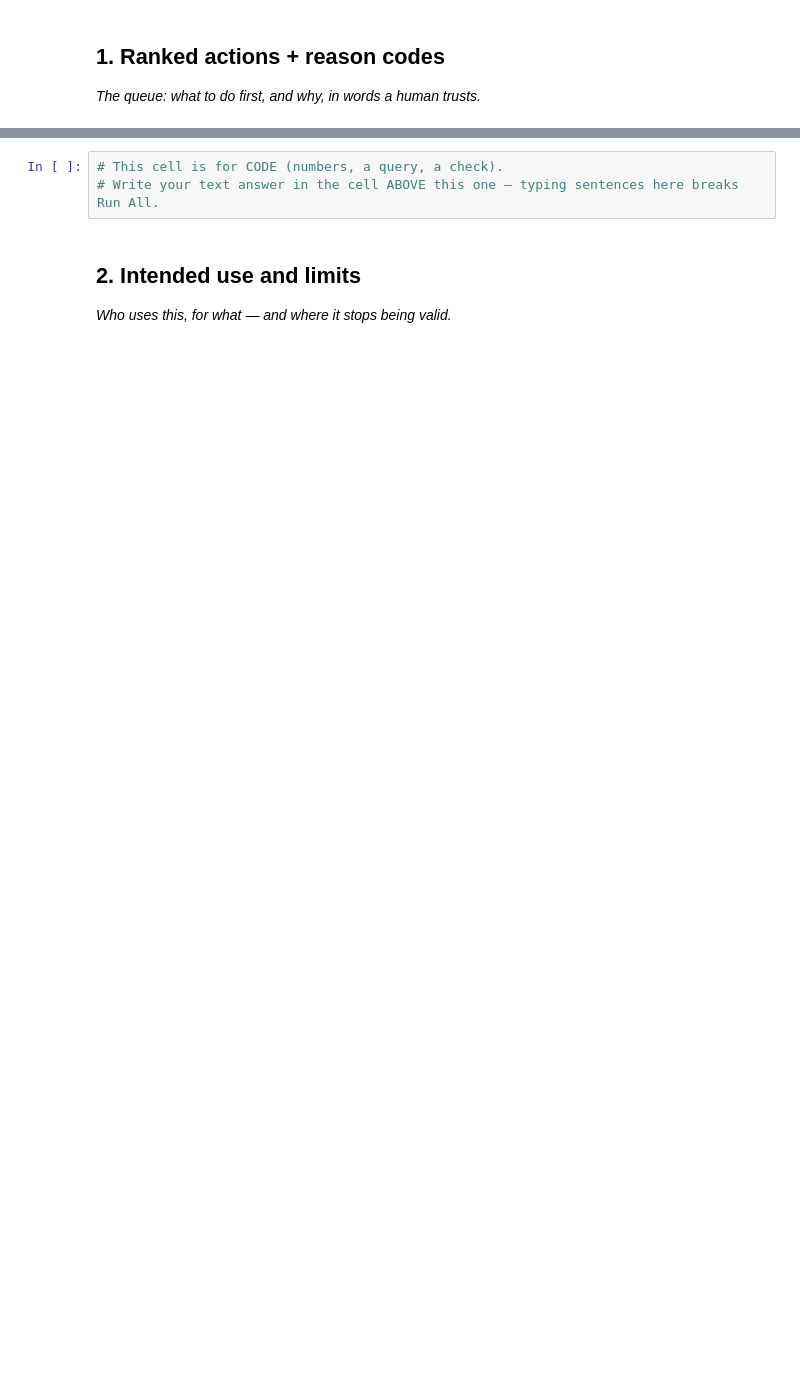
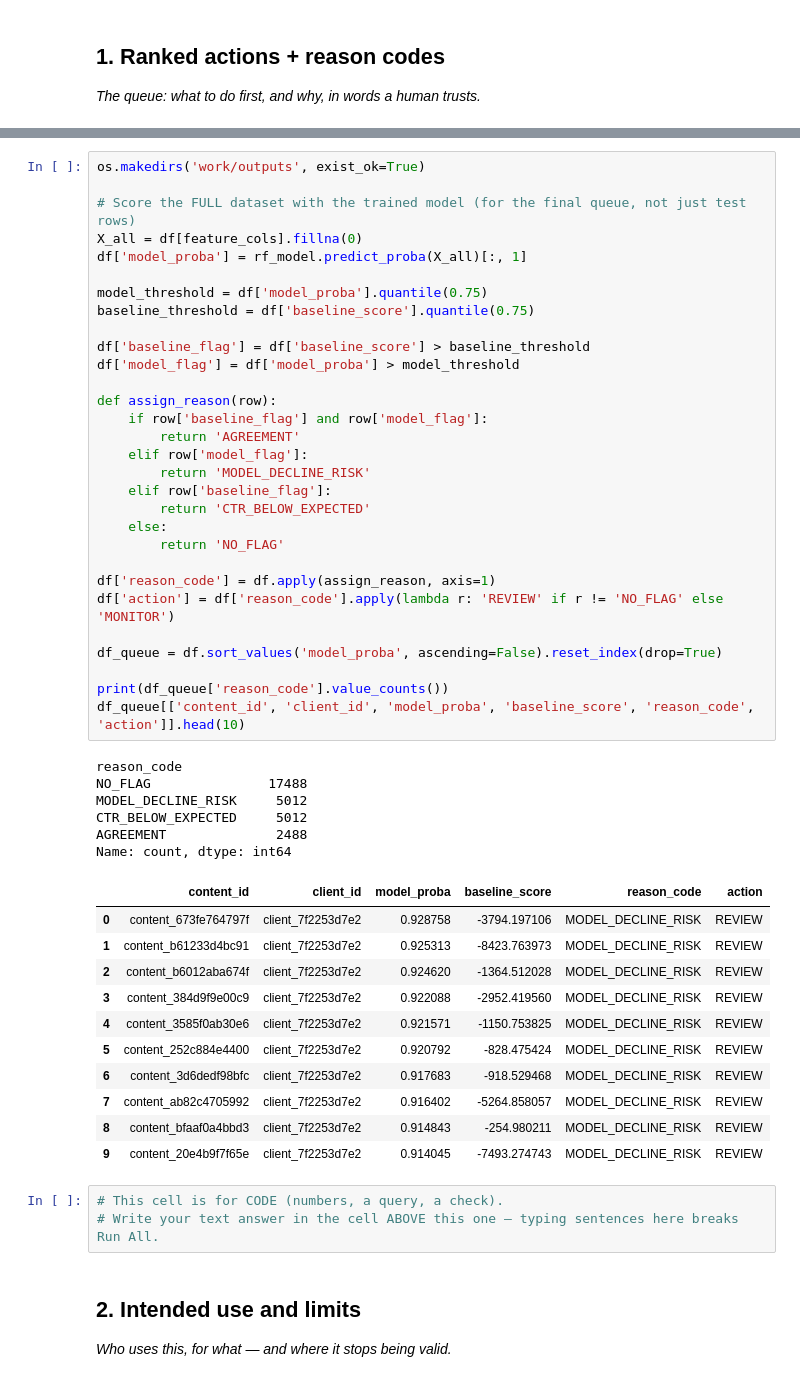
Before and after one commit to sadineniManushree/flyrank--internship__ml, a Jupyter notebook: work/notebooks/w07_action_playbook.ipynb, the cells around one changed output, grey strips where cells are left out. Drawn from its saved outputs; the diff is of its cells as text; blank space fills up the shorter version.

```diff
--- a/work/notebooks/w07_action_playbook.ipynb
+++ b/work/notebooks/w07_action_playbook.ipynb
@@ -13,3 +103,51 @@ This skeleton is yours to fill. Work the sections **in order** — each one has
+# %%
+os.makedirs('work/outputs', exist_ok=True)
+
+# Score the FULL dataset with the trained model (for the final queue, not just test rows)
+X_all = df[feature_cols].fillna(0)
+df['model_proba'] = rf_model.predict_proba(X_all)[:, 1]
+
+model_threshold = df['model_proba'].quantile(0.75)
+baseline_threshold = df['baseline_score'].quantile(0.75)
+
+df['baseline_flag'] = df['baseline_score'] > baseline_threshold
+df['model_flag'] = df['model_proba'] > model_threshold
+
+def assign_reason(row):
+    if row['baseline_flag'] and row['model_flag']:
+        return 'AGREEMENT'
+    elif row['model_flag']:
+        return 'MODEL_DECLINE_RISK'
+    elif row['baseline_flag']:
+        return 'CTR_BELOW_EXPECTED'
+    else:
+        return 'NO_FLAG'
+
+df['reason_code'] = df.apply(assign_reason, axis=1)
+df['action'] = df['reason_code'].apply(lambda r: 'REVIEW' if r != 'NO_FLAG' else 'MONITOR')
+
+df_queue = df.sort_values('model_proba', ascending=False).reset_index(drop=True)
+
+print(df_queue['reason_code'].value_counts())
+df_queue[['content_id', 'client_id', 'model_proba', 'baseline_score', 'reason_code', 'action']].head(10)
+# %% [output]
+reason_code
+NO_FLAG               17488
+MODEL_DECLINE_RISK     5012
+CTR_BELOW_EXPECTED     5012
+AGREEMENT              2488
+Name: count, dtype: int64
+|  | content_id | client_id | model_proba | baseline_score | reason_code | action |
+| 0 | content_673fe764797f | client_7f2253d7e2 | 0.928758 | -3794.197106 | MODEL_DECLINE_RISK | REVIEW |
+| 1 | content_b61233d4bc91 | client_7f2253d7e2 | 0.925313 | -8423.763973 | MODEL_DECLINE_RISK | REVIEW |
+| 2 | content_b6012aba674f | client_7f2253d7e2 | 0.924620 | -1364.512028 | MODEL_DECLINE_RISK | REVIEW |
+| 3 | content_384d9f9e00c9 | client_7f2253d7e2 | 0.922088 | -2952.419560 | MODEL_DECLINE_RISK | REVIEW |
+| 4 | content_3585f0ab30e6 | client_7f2253d7e2 | 0.921571 | -1150.753825 | MODEL_DECLINE_RISK | REVIEW |
+| 5 | content_252c884e4400 | client_7f2253d7e2 | 0.920792 | -828.475424 | MODEL_DECLINE_RISK | REVIEW |
+| 6 | content_3d6dedf98bfc | client_7f2253d7e2 | 0.917683 | -918.529468 | MODEL_DECLINE_RISK | REVIEW |
+| 7 | content_ab82c4705992 | client_7f2253d7e2 | 0.916402 | -5264.858057 | MODEL_DECLINE_RISK | REVIEW |
+| 8 | content_bfaaf0a4bbd3 | client_7f2253d7e2 | 0.914843 | -254.980211 | MODEL_DECLINE_RISK | REVIEW |
+| 9 | content_20e4b9f7f65e | client_7f2253d7e2 | 0.914045 | -7493.274743 | MODEL_DECLINE_RISK | REVIEW |
 # %%
 # This cell is for CODE (numbers, a query, a check).
 # Write your text answer in the cell ABOVE this one — typing sentences here breaks Run All.
```
Also changed, not shown: parts of 13 cells of this notebook.
